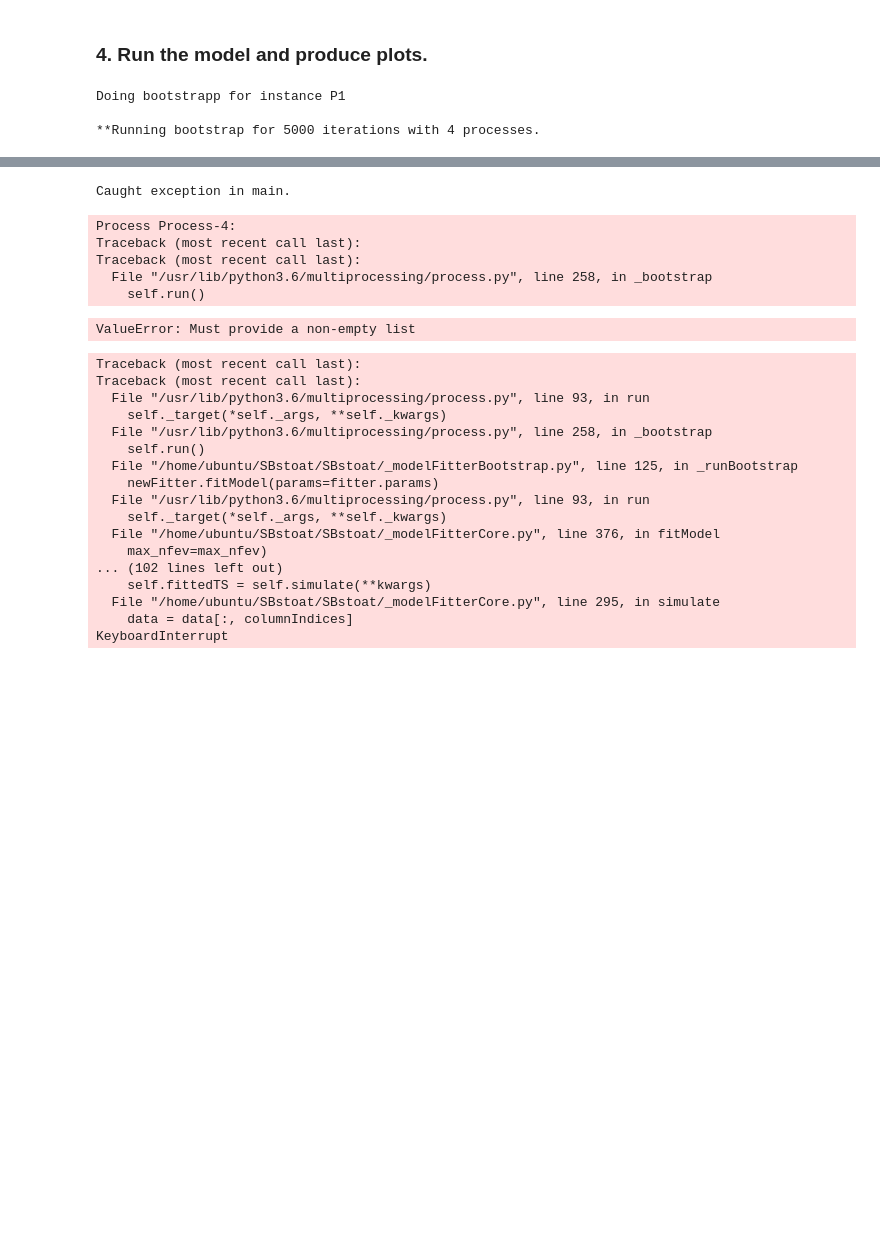
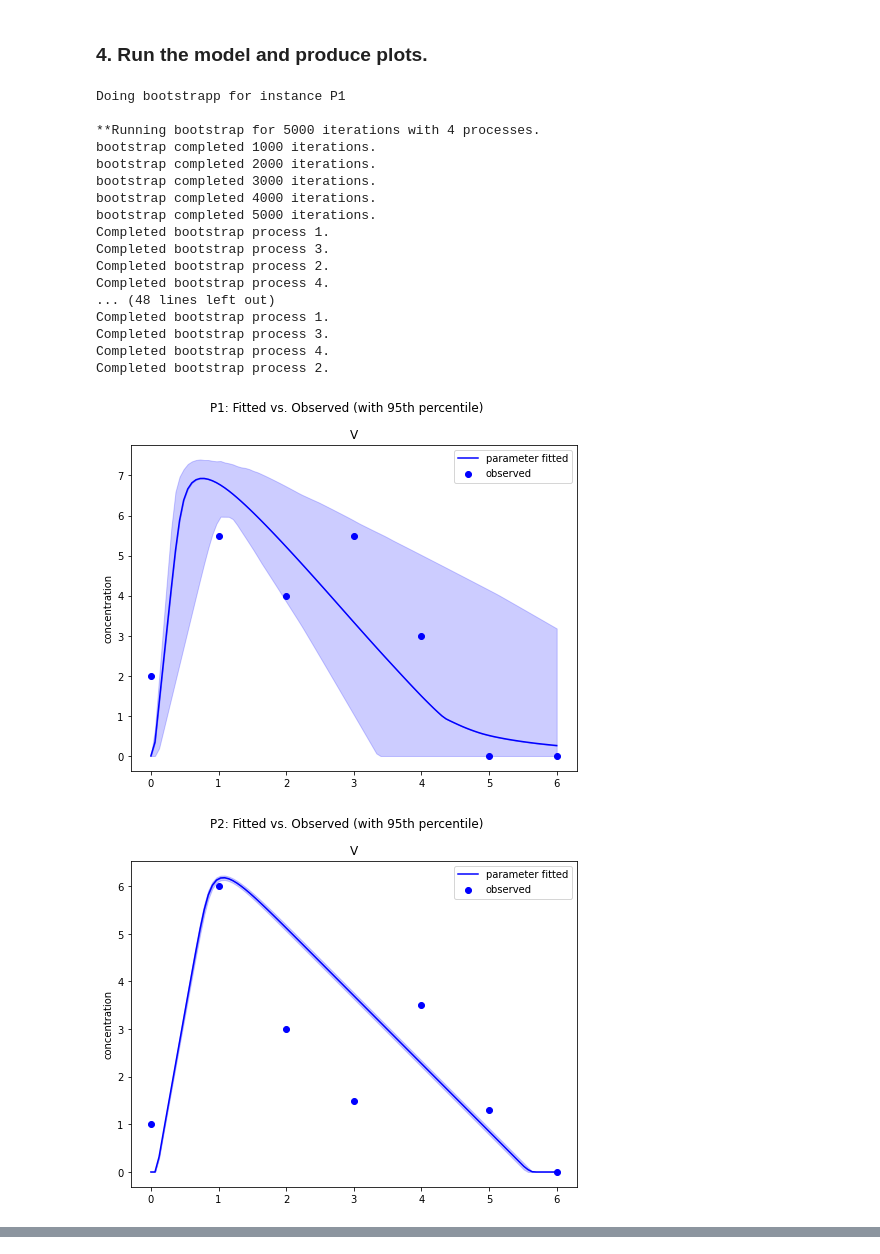
Before and after one commit to sys-bio/SBstoat, a Jupyter notebook: examples/virus/virus_analysis.ipynb, the cells around one changed output, grey strips where cells are left out. Saved outputs shown, nothing was run; the diff lists cells and outputs as text; code cells hidden in the pictures; blank space fills up the shorter version.

```diff
--- a/examples/virus/virus_analysis.ipynb
+++ b/examples/virus/virus_analysis.ipynb
@@ -63,6 +65,8 @@ import matplotlib.pyplot as plt
 import SBstoat
 from SBstoat.modelStudy import ModelStudy
 %matplotlib inline
+# %%
+IS_SERIALIZED = False
 # %% [markdown]
 ## Antimony Model
 # %%
@@ -176,17 +180,33 @@ parameterDct = dict(
 # %%
 dirStudyPath = os.path.join(DIR, "ModelStudyFitters")
 
 # Study of model fitting
 study = ModelStudy(ANTIMONY_MODEL, dataSources,
                   parameterDct=parameterDct,
                   dirStudyPath=dirStudyPath,
                   fittedDataTransformDct={"V": transformDataArr},
-                  isSerialized=False)
+                  isSerialized=IS_SERIALIZED)
 
-study.bootstrap(numIteration=50)
+study.bootstrap(numIteration=5000)
 study.plotFitAll()
 study.plotParameterEstimates()
 # %% [output]
 Doing bootstrapp for instance P1
 
 **Running bootstrap for 5000 iterations with 4 processes.
+bootstrap completed 1000 iterations.
+bootstrap completed 2000 iterations.
+bootstrap completed 3000 iterations.
+bootstrap completed 4000 iterations.
+bootstrap completed 5000 iterations.
+Completed bootstrap process 1.
+Completed bootstrap process 3.
+Completed bootstrap process 2.
+Completed bootstrap process 4.
+... (48 lines left out)
+Completed bootstrap process 1.
+Completed bootstrap process 3.
+Completed bootstrap process 4.
+Completed bootstrap process 2.
+[figure, added]
+[figure, added]
@@ -196,24 +236,0 @@ Process Process-3:
-Caught exception in main.
-Process Process-4:
-Traceback (most recent call last):
-Traceback (most recent call last):
-  File "/usr/lib/python3.6/multiprocessing/process.py", line 258, in _bootstrap
-    self.run()
-ValueError: Must provide a non-empty list
-Traceback (most recent call last):
-Traceback (most recent call last):
-  File "/usr/lib/python3.6/multiprocessing/process.py", line 93, in run
-    self._target(*self._args, **self._kwargs)
-  File "/usr/lib/python3.6/multiprocessing/process.py", line 258, in _bootstrap
-    self.run()
-  File "/home/ubuntu/SBstoat/SBstoat/_modelFitterBootstrap.py", line 125, in _runBootstrap
-    newFitter.fitModel(params=fitter.params)
-  File "/usr/lib/python3.6/multiprocessing/process.py", line 93, in run
-    self._target(*self._args, **self._kwargs)
-  File "/home/ubuntu/SBstoat/SBstoat/_modelFitterCore.py", line 376, in fitModel
-    max_nfev=max_nfev)
-... (102 lines left out)
-    self.fittedTS = self.simulate(**kwargs)
-  File "/home/ubuntu/SBstoat/SBstoat/_modelFitterCore.py", line 295, in simulate
-    data = data[:, columnIndices]
-KeyboardInterrupt
```
Also changed, not shown: parts of 6 cells of this notebook, 1 other file.
